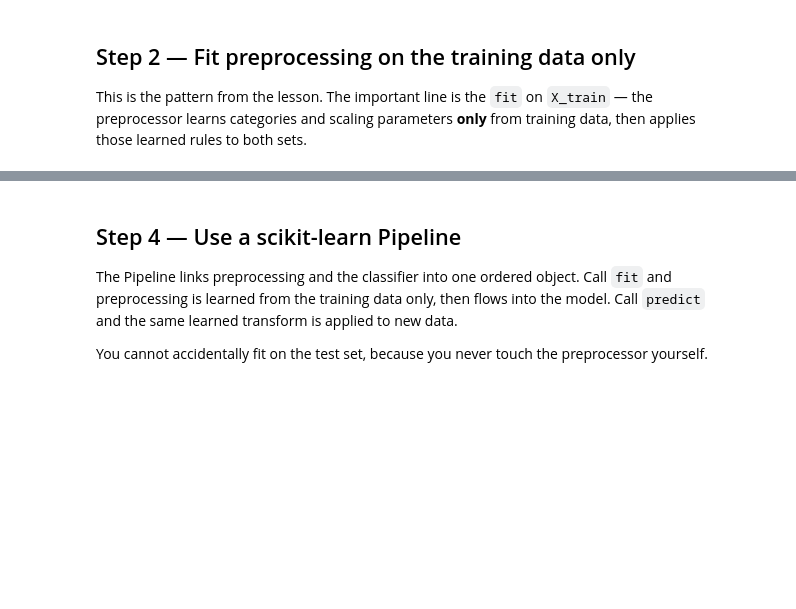
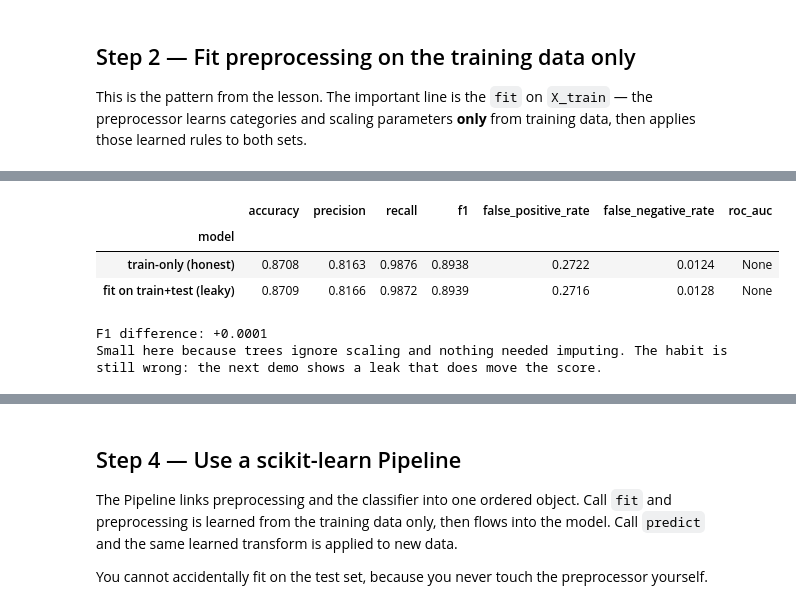
Before and after one commit to Jacquelinepersha/ai-cybersecurity-public-labs, a Jupyter notebook: notebooks/07_data_leakage_validation_design.ipynb, the cells around one changed output, grey strips where cells are left out. Cells and saved outputs as stored; diff of their text form; code cells hidden in the pictures; blank space fills up the shorter version.

Commit message:
Lab 07: bring fixed version to main (leak demo, dedup control, 9.5 min runtime)

```diff
--- a/notebooks/07_data_leakage_validation_design.ipynb
+++ b/notebooks/07_data_leakage_validation_design.ipynb
@@ -71,0 +59,25 @@ The first and most embarrassing form of leakage is training on the answer. `spli
+# %%
+import numpy as np
+import pandas as pd
+from sklearn.ensemble import RandomForestClassifier
+from sklearn.pipeline import Pipeline
+
+from src.data_loader import load_unsw
+from src.preprocessing import split_xy, align_columns, build_preprocessor
+from src.features import drop_identifier_like_columns
+from src.evaluation import binary_metrics, binary_metrics_frame
+
+# Speed knob. 100 trees runs this lab in about 10 minutes on free Colab and gives
+# the same F1 as 250 trees here. Set N_TREES = 250 to match the other labs exactly.
+N_TREES = 100
+
+train, test = load_unsw(DATA_DIR)
+
+X_train, y_train = split_xy(train, "label")
+X_test, y_test = split_xy(test, "label")
+X_train, X_test = align_columns(X_train, X_test)
+
+X_train = drop_identifier_like_columns(X_train)
+X_test = drop_identifier_like_columns(X_test)
+
+print("Train:", X_train.shape, " Test:", X_test.shape)
@@ -90,7 +125,7 @@ This is the pattern from the lesson. The important line is the `fit` on `X_train
 # %%
 preprocessor = build_preprocessor(X_train, scale_numeric=False)
 model = RandomForestClassifier(
-    n_estimators=250, class_weight="balanced_subsample",
+    n_estimators=N_TREES, class_weight="balanced_subsample",
     random_state=42, n_jobs=-1,
 )
 
@@ -113,21 +152,28 @@ The test distribution has now influenced how training data was prepared. Compare
 # %%
 leaky_preprocessor = build_preprocessor(X_train, scale_numeric=False)
 
 combined = pd.concat([X_train, X_test], axis=0)
 leaky_preprocessor.fit(combined)          # <-- the mistake: test data shaped the transform
 
 leaky_model = RandomForestClassifier(
-    n_estimators=250, class_weight="balanced_subsample",
+    n_estimators=N_TREES, class_weight="balanced_subsample",
     random_state=42, n_jobs=-1,
 ).fit(leaky_preprocessor.transform(X_train), y_train)
 
 leaky_pred = leaky_model.predict(leaky_preprocessor.transform(X_test))
 leaked = binary_metrics(y_test, leaky_pred)
 
 display(pd.concat([
     binary_metrics_frame("train-only (honest)", honest),
     binary_metrics_frame("fit on train+test (leaky)", leaked),
 ]).round(4))
 
 print(f"F1 difference: {leaked.f1 - honest.f1:+.4f}")
-print("A small gap does not mean the shortcut is safe — it means leakage is hard to detect by score alone.")
+print("Small here because trees ignore scaling and nothing needed imputing. The habit is still wrong: the next demo shows a leak that does move the score.")
+# %% [output]
+|  | accuracy | precision | recall | f1 | false_positive_rate | false_negative_rate | roc_auc |
+| model |  |  |  |  |  |  |  |
+| train-only (honest) | 0.8708 | 0.8163 | 0.9876 | 0.8938 | 0.2722 | 0.0124 | None |
+| fit on train+test (leaky) | 0.8709 | 0.8166 | 0.9872 | 0.8939 | 0.2716 | 0.0128 | None |
+F1 difference: +0.0001
+Small here because trees ignore scaling and nothing needed imputing. The habit is still wrong: the next demo shows a leak that does move the score.
```
Also changed, not shown: parts of 31 cells of this notebook.
